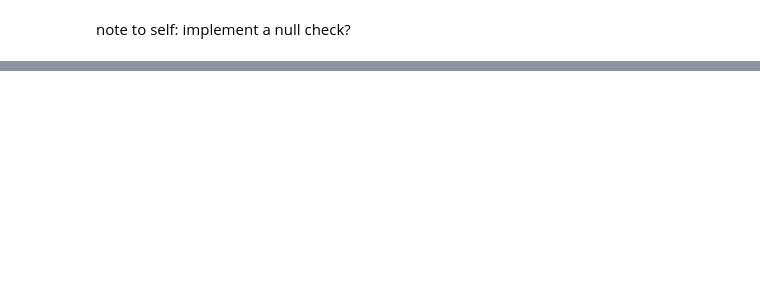
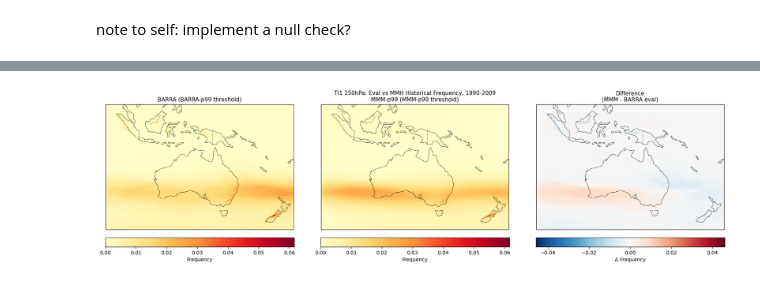
Before and after one commit to lettysolly/CAT_turbulence, a Jupyter notebook: streamlined_turbulence_code.ipynb, the cells around one changed output, grey strips where cells are left out. Saved outputs shown, nothing was run; the diff lists cells and outputs as text; code cells hidden in the pictures; blank space fills up the shorter version.

```diff
--- a/streamlined_turbulence_code.ipynb
+++ b/streamlined_turbulence_code.ipynb
@@ -831,0 +1184,32 @@ pd.DataFrame(rows)
+# %%
+
+vmax      = float(max(eval_spatial.max(), mmm_spatial.max()))
+vlim_diff = float(abs(diff_spatial).max())
+extent    = [90, 180, -50, 10]
+
+proj = ccrs.PlateCarree()
+fig, axes = plt.subplots(1, 3, figsize=(18, 5), subplot_kw={"projection": proj})
+fig.suptitle(
+    f"{turbulence_index} {P}hPa: Eval vs MMH Historical Frequency, 1990-2009",
+    fontsize=11)
+
+panels = [
+    (eval_spatial, "BARRA (BARRA-p99 threshold)", "YlOrRd", 0,          vmax,       "Frequency"),
+    (mmm_spatial,  "MMM-p99 (MMM-p99 threshold)", "YlOrRd", 0,          vmax,       "Frequency"),
+    (diff_spatial, "Difference\n(MMM - BARRA eval)",          "RdBu_r", -vlim_diff, vlim_diff,  "Δ Frequency"),
+]
+
+for ax, (da, title, cmap, vmin, vmax_, label) in zip(axes, panels):
+    ax.set_extent(extent, crs=proj)
+    ax.add_feature(cfeature.COASTLINE, linewidth=0.5)
+    ax.add_feature(cfeature.BORDERS,   linewidth=0.3)
+    im = ax.pcolormesh(da.lon, da.lat, da.values,
+                       cmap=cmap, vmin=vmin, vmax=vmax_, transform=proj)
+    plt.colorbar(im, ax=ax, orientation="horizontal", pad=0.05, shrink=0.9, label=label)
+    ax.set_title(title, fontsize=11)
+
+plt.tight_layout()
+
+plt.show()
+# %% [output]
+[figure, added]
```
Also changed, not shown: parts of 29 cells of this notebook, 4 other files.
